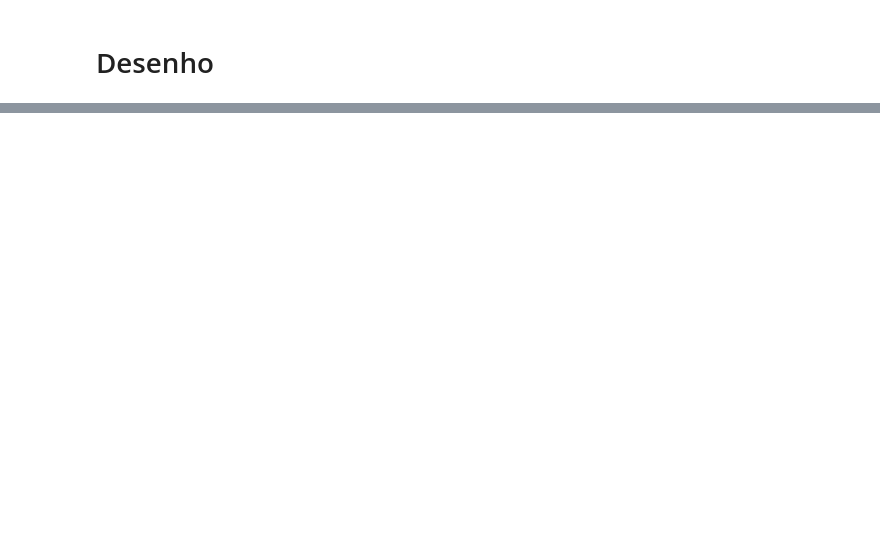
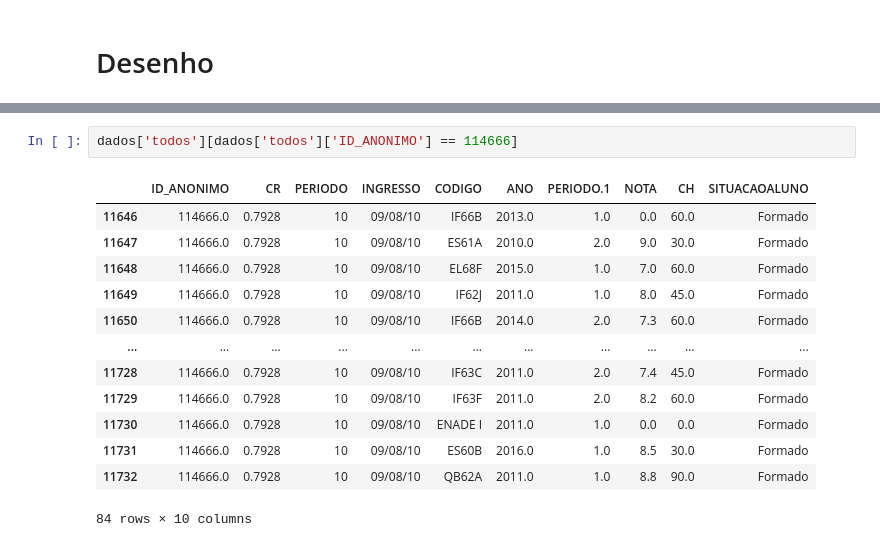
Before and after one commit to cesarvial/TCC_graphs_study, a Jupyter notebook: exploracao_dados/PredicaoDeLinks.ipynb, the cells around one changed output, grey strips where cells are left out. Saved outputs shown, nothing was run; the diff lists cells and outputs as text; blank space fills up the shorter version.

```diff
--- a/exploracao_dados/PredicaoDeLinks.ipynb
+++ b/exploracao_dados/PredicaoDeLinks.ipynb
@@ -141,0 +167,16 @@ plt.show()
+# %%
+dados['todos'][dados['todos']['ID_ANONIMO'] == 114666]
+# %% [output]
+|  | ID_ANONIMO | CR | PERIODO | INGRESSO | CODIGO | ANO | PERIODO.1 | NOTA | CH | SITUACAOALUNO |
+| 11646 | 114666.0 | 0.7928 | 10 | 09/08/10 | IF66B | 2013.0 | 1.0 | 0.0 | 60.0 | Formado |
+| 11647 | 114666.0 | 0.7928 | 10 | 09/08/10 | ES61A | 2010.0 | 2.0 | 9.0 | 30.0 | Formado |
+| 11648 | 114666.0 | 0.7928 | 10 | 09/08/10 | EL68F | 2015.0 | 1.0 | 7.0 | 60.0 | Formado |
+| 11649 | 114666.0 | 0.7928 | 10 | 09/08/10 | IF62J | 2011.0 | 1.0 | 8.0 | 45.0 | Formado |
+| 11650 | 114666.0 | 0.7928 | 10 | 09/08/10 | IF66B | 2014.0 | 2.0 | 7.3 | 60.0 | Formado |
+| ... | ... | ... | ... | ... | ... | ... | ... | ... | ... | ... |
+| 11728 | 114666.0 | 0.7928 | 10 | 09/08/10 | IF63C | 2011.0 | 2.0 | 7.4 | 45.0 | Formado |
+| 11729 | 114666.0 | 0.7928 | 10 | 09/08/10 | IF63F | 2011.0 | 2.0 | 8.2 | 60.0 | Formado |
+| 11730 | 114666.0 | 0.7928 | 10 | 09/08/10 | ENADE I | 2011.0 | 1.0 | 0.0 | 0.0 | Formado |
+| 11731 | 114666.0 | 0.7928 | 10 | 09/08/10 | ES60B | 2016.0 | 1.0 | 8.5 | 30.0 | Formado |
+| 11732 | 114666.0 | 0.7928 | 10 | 09/08/10 | QB62A | 2011.0 | 1.0 | 8.8 | 90.0 | Formado |
+84 rows × 10 columns
```
Also changed, not shown: parts of 9 cells of this notebook, 8 other files.
